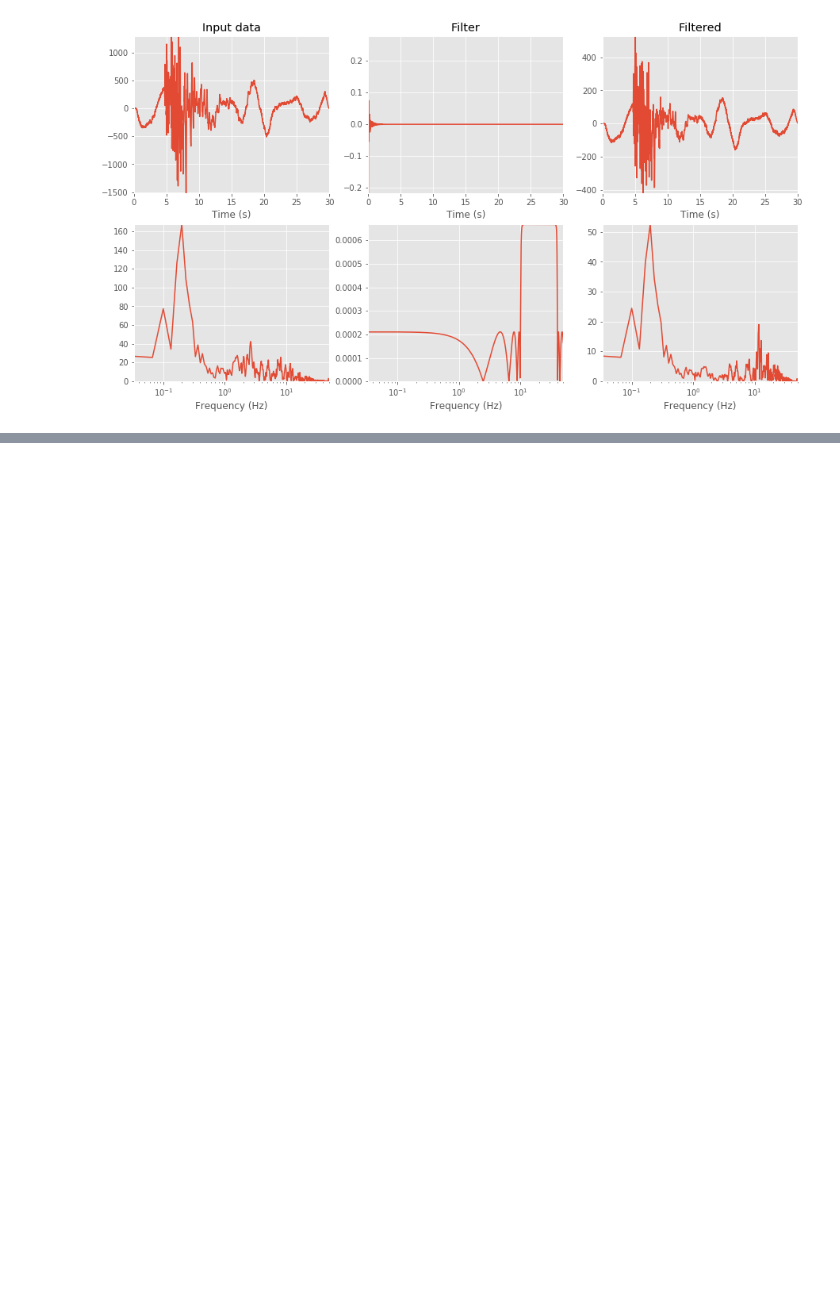
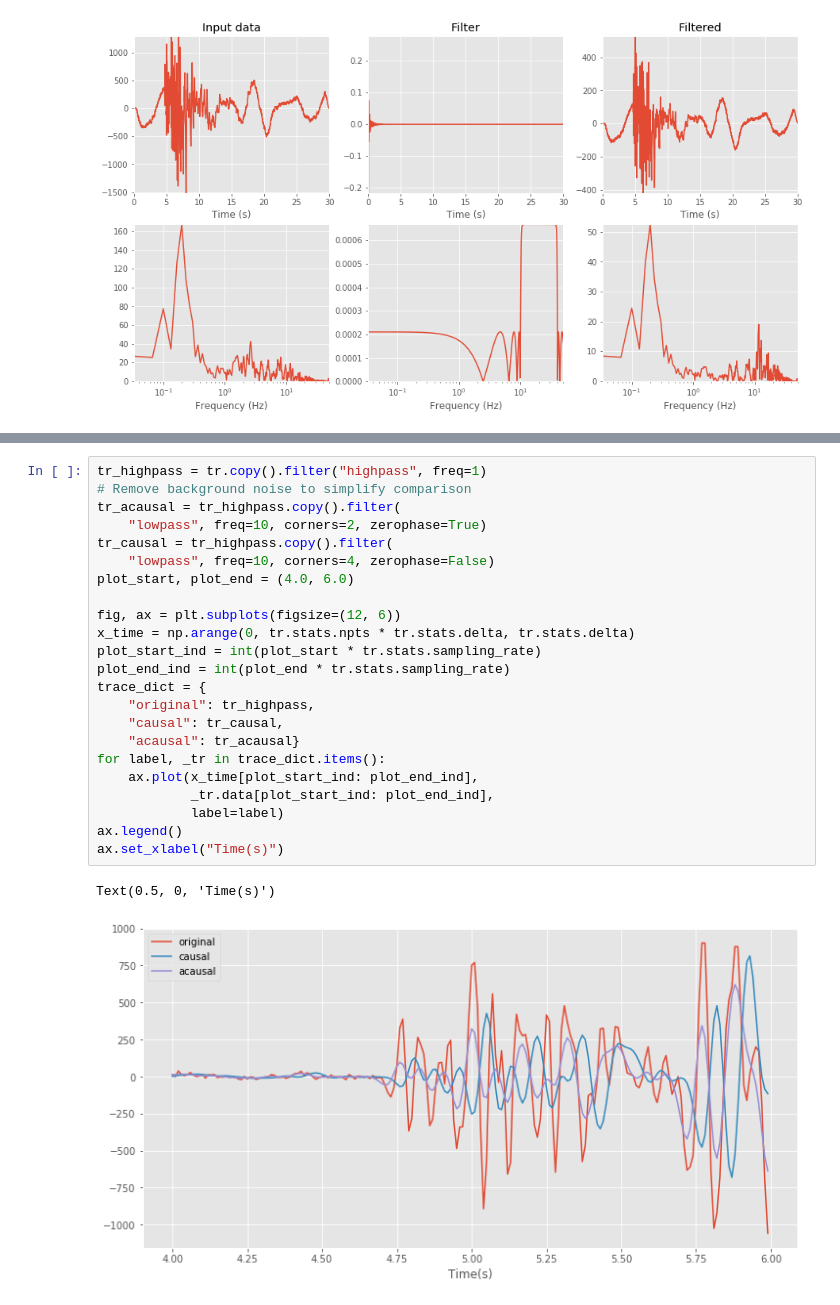
Before and after one commit to calum-chamberlain/GPHS445_notebooks, a Jupyter notebook: 1_Processing_and_recording/4_Filtering_Resampling.ipynb, the cells around one changed output, grey strips where cells are left out. Saved outputs shown, nothing was run; the diff lists cells and outputs as text; blank space fills up the shorter version.

```diff
--- a/1_Processing_and_recording/4_Filtering_Resampling.ipynb
+++ b/1_Processing_and_recording/4_Filtering_Resampling.ipynb
@@ -249,0 +263,26 @@ fig = filter_and_plot(tr.data, tr.stats.delta, filt=filt)
+# %%
+tr_highpass = tr.copy().filter("highpass", freq=1)
+# Remove background noise to simplify comparison
+tr_acausal = tr_highpass.copy().filter(
+    "lowpass", freq=10, corners=2, zerophase=True)
+tr_causal = tr_highpass.copy().filter(
+    "lowpass", freq=10, corners=4, zerophase=False)
+plot_start, plot_end = (4.0, 6.0)
+
+fig, ax = plt.subplots(figsize=(12, 6))
+x_time = np.arange(0, tr.stats.npts * tr.stats.delta, tr.stats.delta)
+plot_start_ind = int(plot_start * tr.stats.sampling_rate)
+plot_end_ind = int(plot_end * tr.stats.sampling_rate)
+trace_dict = {
+    "original": tr_highpass,
+    "causal": tr_causal,
+    "acausal": tr_acausal}
+for label, _tr in trace_dict.items():
+    ax.plot(x_time[plot_start_ind: plot_end_ind],
+            _tr.data[plot_start_ind: plot_end_ind],
+            label=label)
+ax.legend()
+ax.set_xlabel("Time(s)")
+# %% [output]
+Text(0.5, 0, 'Time(s)')
+[figure, added]
```
Also changed, not shown: parts of 6 cells of this notebook, 6 other files.
